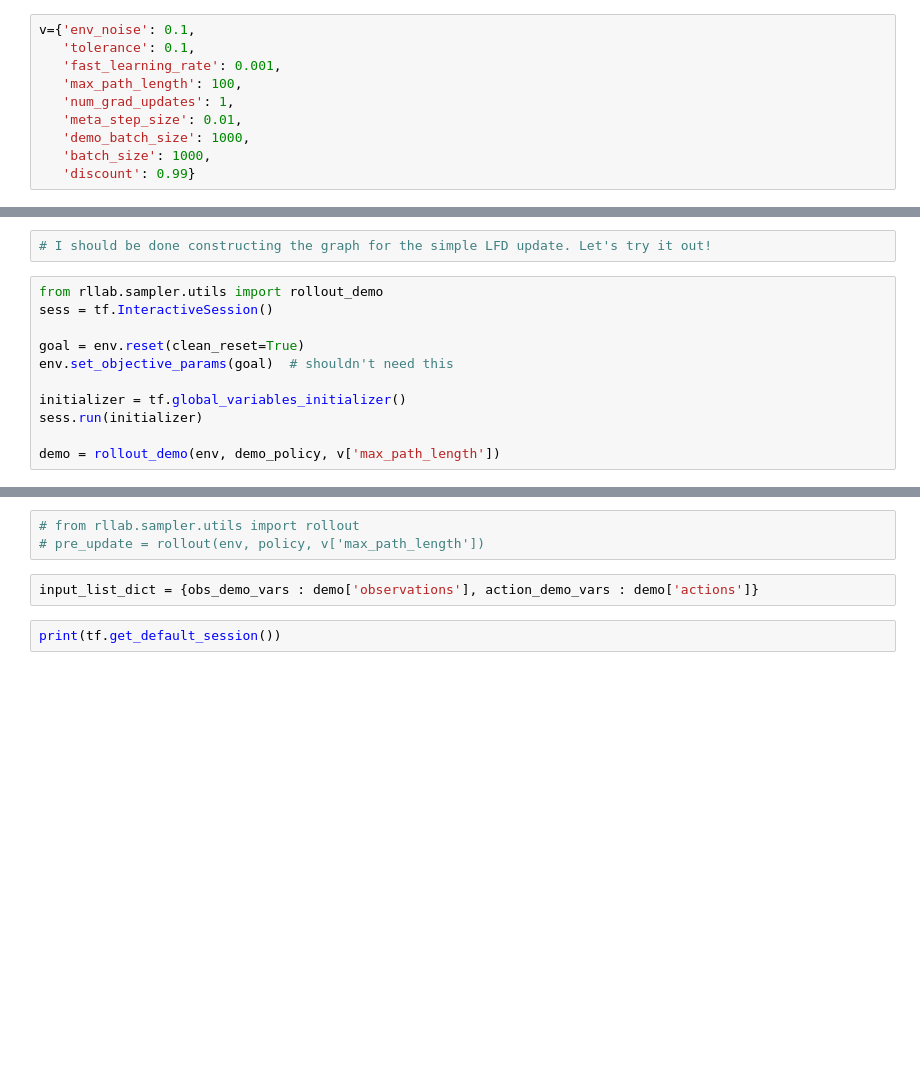
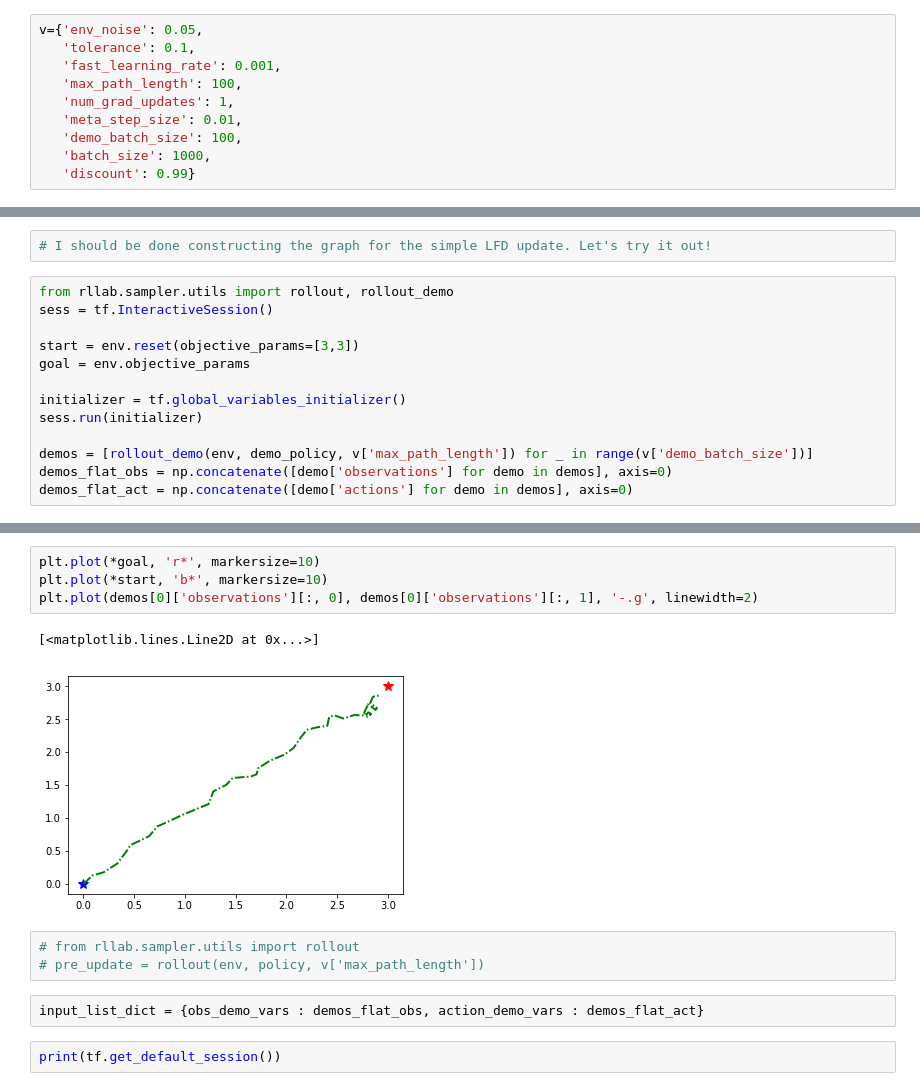
Before and after one commit to GrayOwlShuck/rllab, a Jupyter notebook: scratch_notebooks/check_grads_bc.ipynb, the cells around one changed output, grey strips where cells are left out. Cells and saved outputs as stored; diff of their text form; blank space fills up the shorter version.

```diff
--- a/scratch_notebooks/check_grads_bc.ipynb
+++ b/scratch_notebooks/check_grads_bc.ipynb
@@ -31,12 +33,12 @@ or matplotlib.backends is imported for the first time.
 
   warnings.warn(_use_error_msg)
 # %%
-v={'env_noise': 0.1,
+v={'env_noise': 0.05,
    'tolerance': 0.1,
    'fast_learning_rate': 0.001,
    'max_path_length': 100,
    'num_grad_updates': 1,
    'meta_step_size': 0.01,
-   'demo_batch_size': 1000,
+   'demo_batch_size': 100,
    'batch_size': 1000,
    'discount': 0.99}
@@ -105,14 +107,16 @@ sess.run(initializer)
 # %%
 # I should be done constructing the graph for the simple LFD update. Let's try it out!
 # %%
-from rllab.sampler.utils import rollout_demo
+from rllab.sampler.utils import rollout, rollout_demo
 sess = tf.InteractiveSession()
 
-goal = env.reset(clean_reset=True)
-env.set_objective_params(goal)  # shouldn't need this
+start = env.reset(objective_params=[3,3])
+goal = env.objective_params
 
 initializer = tf.global_variables_initializer()
 sess.run(initializer)
 
-demo = rollout_demo(env, demo_policy, v['max_path_length'])
+demos = [rollout_demo(env, demo_policy, v['max_path_length']) for _ in range(v['demo_batch_size'])]
+demos_flat_obs = np.concatenate([demo['observations'] for demo in demos], axis=0)
+demos_flat_act = np.concatenate([demo['actions'] for demo in demos], axis=0)
 # %% [output]
@@ -120,8 +140,15 @@ resetting env_goal to:  [0 0]
+# %%
+plt.plot(*goal, 'r*', markersize=10)
+plt.plot(*start, 'b*', markersize=10)
+plt.plot(demos[0]['observations'][:, 0], demos[0]['observations'][:, 1], '-.g', linewidth=2)
+# %% [output]
+[<matplotlib.lines.Line2D at 0x...>]
+[figure, added]
 # %%
 # from rllab.sampler.utils import rollout
 # pre_update = rollout(env, policy, v['max_path_length'])
 # %%
-input_list_dict = {obs_demo_vars : demo['observations'], action_demo_vars : demo['actions']}
+input_list_dict = {obs_demo_vars : demos_flat_obs, action_demo_vars : demos_flat_act}
 # %%
 print(tf.get_default_session())
 # %% [output]
```
Also changed, not shown: parts of 17 cells of this notebook, 18 other files.
